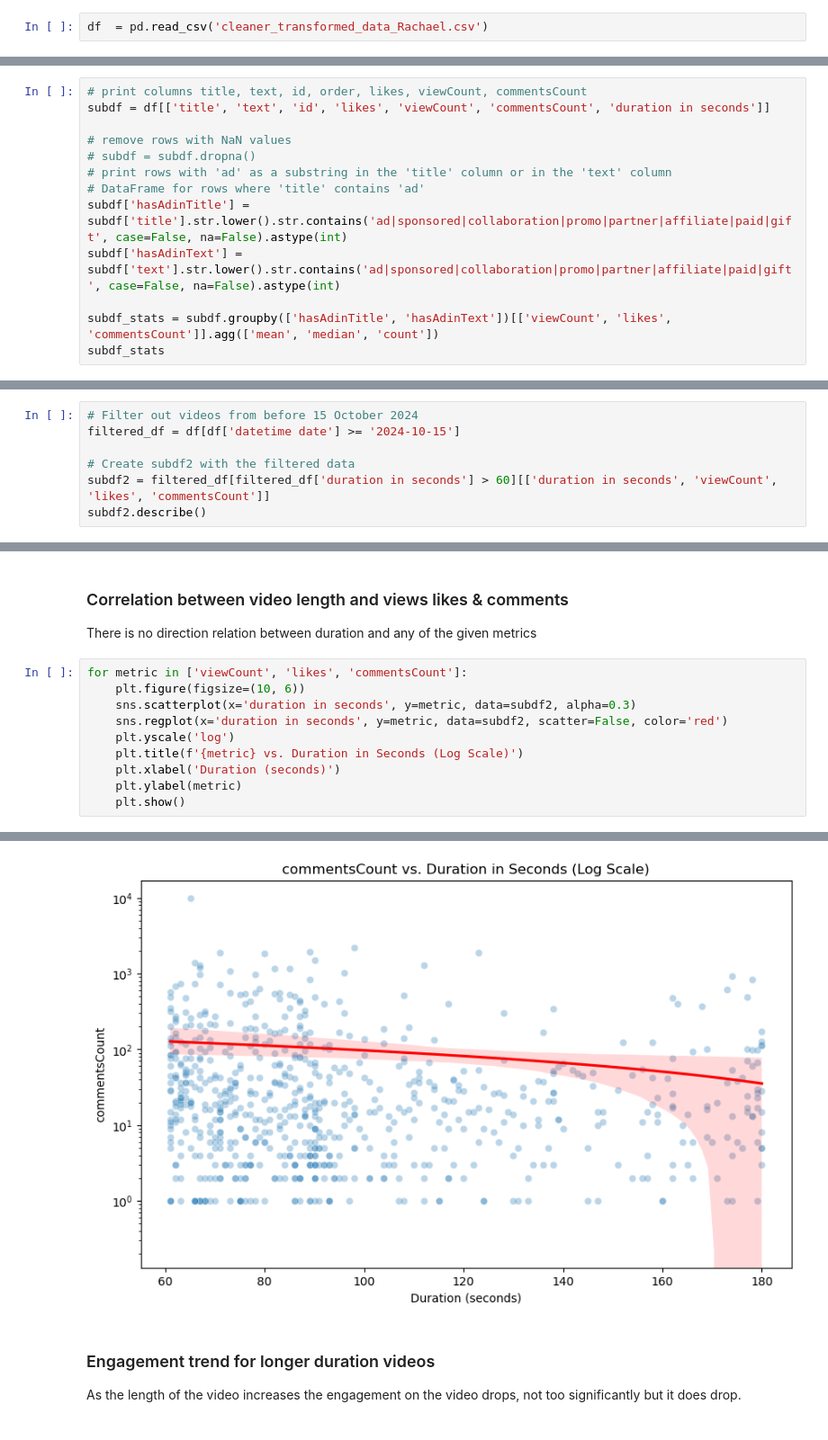
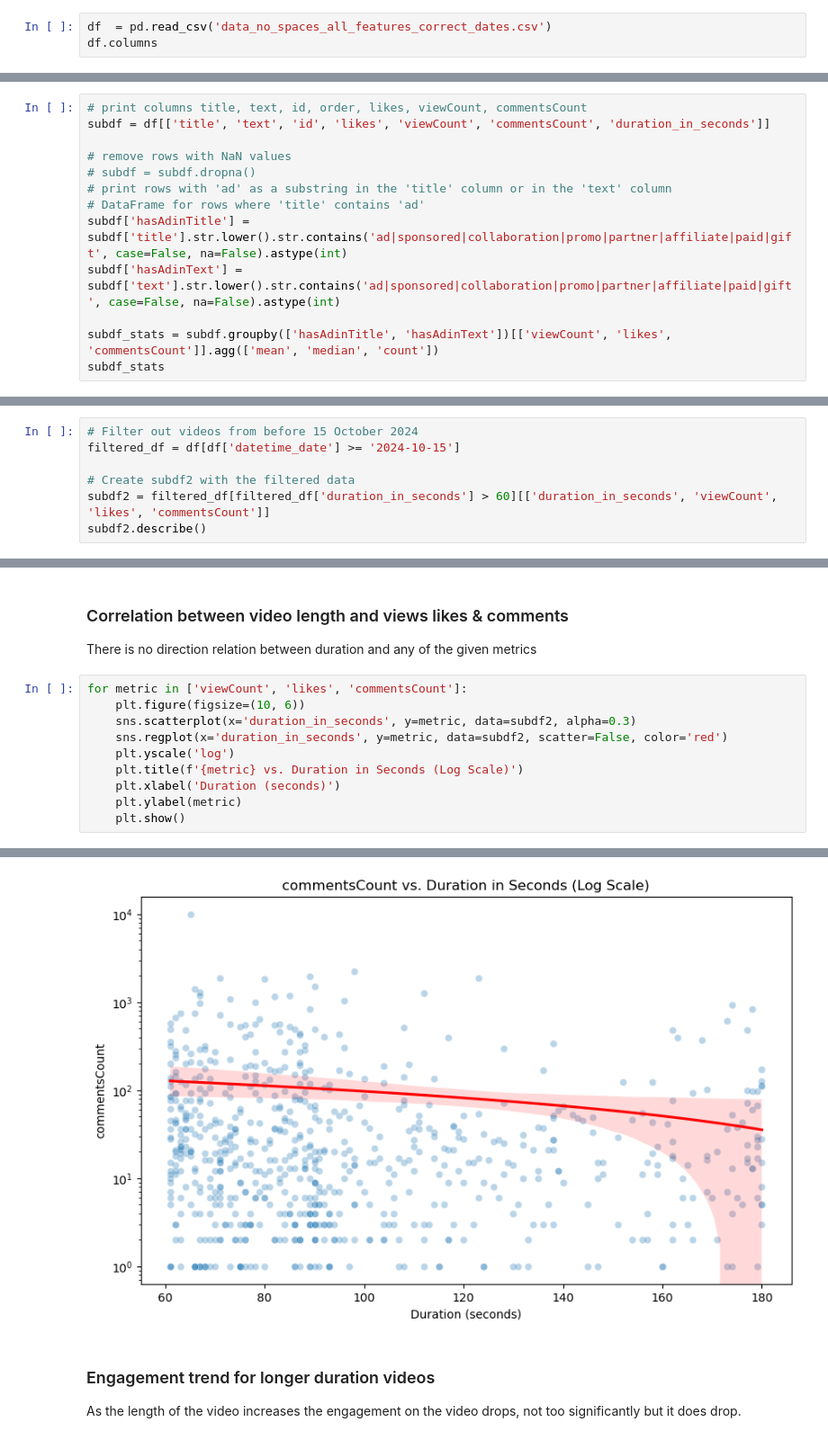
Before and after one commit to pranavrd/erdos-uncreatives, a Jupyter notebook: Data Cleaning and Visualization/eda_video_len_and_ad.ipynb, the cells around one changed output, grey strips where cells are left out. Shown at 90% size. Cells and saved outputs as stored; diff of their text form.

Commit message:
updated data for eda

```diff
--- a/Data Cleaning and Visualization/eda_video_len_and_ad.ipynb
+++ b/Data Cleaning and Visualization/eda_video_len_and_ad.ipynb
@@ -5,4 +5,5 @@ import numpy as np
 import matplotlib.pyplot as plt
 import seaborn as sns
 # %%
-df  = pd.read_csv('cleaner_transformed_data_Rachael.csv')
+df  = pd.read_csv('data_no_spaces_all_features_correct_dates.csv')
+df.columns
@@ -9,6 +22,6 @@ df  = pd.read_csv('cleaner_transformed_data_Rachael.csv')
 # %%
 # print columns title, text, id, order, likes, viewCount, commentsCount
-subdf = df[['title', 'text', 'id', 'likes', 'viewCount', 'commentsCount', 'duration in seconds']]
+subdf = df[['title', 'text', 'id', 'likes', 'viewCount', 'commentsCount', 'duration_in_seconds']]
 
 # remove rows with NaN values
 # subdf = subdf.dropna()
@@ -97,9 +119,9 @@ hashtags = df['text'].str.extractall(r'#(\w+)')[0].value_counts()
 hashtags.to_csv('unique_hashtags_in_text.csv')
 # %%
 # Filter out videos from before 15 October 2024
-filtered_df = df[df['datetime date'] >= '2024-10-15']
+filtered_df = df[df['datetime_date'] >= '2024-10-15']
 
 # Create subdf2 with the filtered data
-subdf2 = filtered_df[filtered_df['duration in seconds'] > 60][['duration in seconds', 'viewCount', 'likes', 'commentsCount']]
+subdf2 = filtered_df[filtered_df['duration_in_seconds'] > 60][['duration_in_seconds', 'viewCount', 'likes', 'commentsCount']]
 subdf2.describe()
 # %% [output]
@@ -139,17 +161,17 @@ There is no direction relation between duration and any of the given metrics
 # %%
 for metric in ['viewCount', 'likes', 'commentsCount']:
     plt.figure(figsize=(10, 6))
-    sns.scatterplot(x='duration in seconds', y=metric, data=subdf2, alpha=0.3)
-    sns.regplot(x='duration in seconds', y=metric, data=subdf2, scatter=False, color='red')
+    sns.scatterplot(x='duration_in_seconds', y=metric, data=subdf2, alpha=0.3)
+    sns.regplot(x='duration_in_seconds', y=metric, data=subdf2, scatter=False, color='red')
     plt.yscale('log')
     plt.title(f'{metric} vs. Duration in Seconds (Log Scale)')
     plt.xlabel('Duration (seconds)')
     plt.ylabel(metric)
     plt.show()
 # %% [output]
 [figure]
 [figure]
-[figure, old version]
+[figure, new version]
 # %% [markdown]
 ### Engagement trend for longer duration videos
 As the length of the video increases the engagement on the video drops, not too significantly but it does drop.
```
Also changed, not shown: parts of 10 cells of this notebook.
